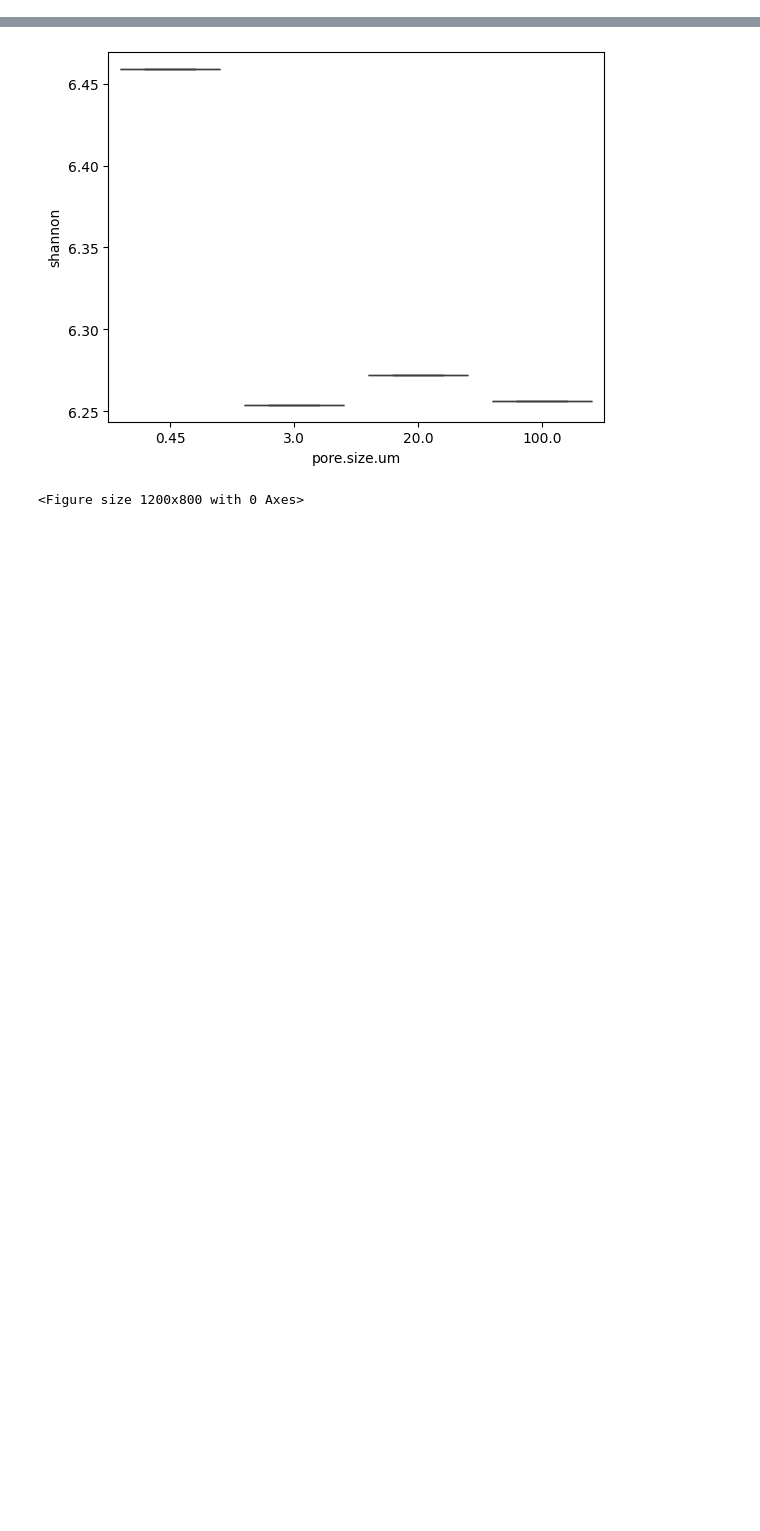
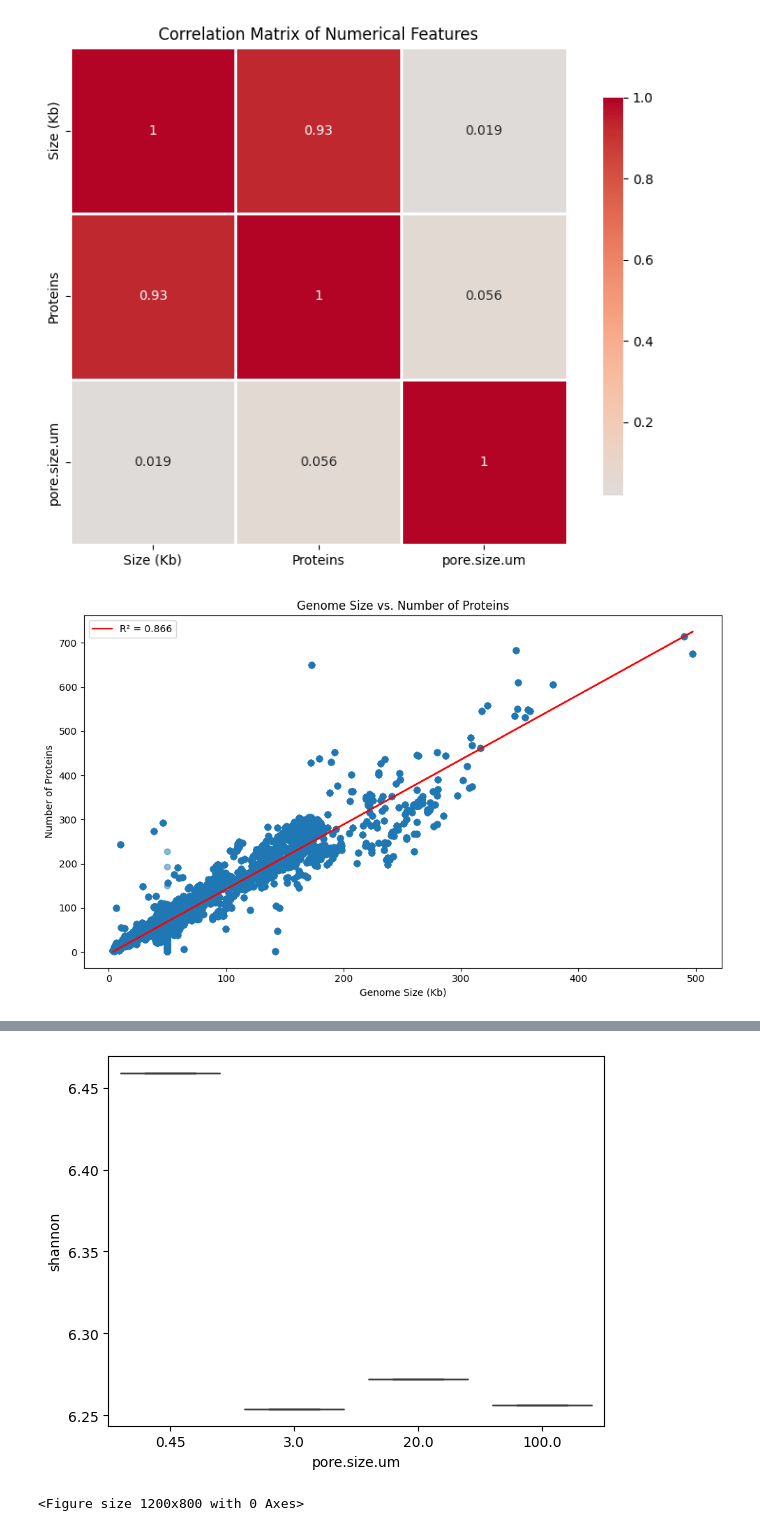
Before and after one commit to ademskey/CS_475_Project, a Jupyter notebook: analysis.ipynb, the cells around one changed output, grey strips where cells are left out. Saved outputs shown, nothing was run; the diff lists cells and outputs as text; code cells hidden in the pictures; blank space fills up the shorter version.

```diff
--- a/analysis.ipynb
+++ b/analysis.ipynb
@@ -96,0 +143,33 @@ For example, when doing 'df[col].method(value, inplace=True)', try using 'df.met
+# %%
+# Correlation matrix only for numerical features
+numerical_cols = ['Size (Kb)', 'Proteins', 'pore.size.um']
+correlation_matrix = combined_dataset[numerical_cols].corr()
+
+# Plotting a heatmap
+plt.figure(figsize=(8, 6))
+sns.heatmap(correlation_matrix, annot=True, cmap='coolwarm', center=0,
+            square=True, linewidths=1, cbar_kws={"shrink": 0.8})
+plt.title('Correlation Matrix of Numerical Features')
+plt.tight_layout()
+plt.show()
+
+# Scatter plot for genome size vs proteins
+plt.figure(figsize=(10, 6))
+plt.scatter(combined_dataset['Size (Kb)'], combined_dataset['Proteins'], alpha=0.5)
+plt.xlabel('Genome Size (Kb)')
+plt.ylabel('Number of Proteins')
+plt.title('Genome Size vs. Number of Proteins')
+
+# linear regression line
+slope, intercept, r_value, p_value, std_err = stats.linregress(
+    combined_dataset['Size (Kb)'].dropna(),
+    combined_dataset['Proteins'].dropna()
+)
+line = slope * combined_dataset['Size (Kb)'] + intercept
+plt.plot(combined_dataset['Size (Kb)'], line, color='red', label=f'R² = {r_value**2:.3f}')
+plt.legend()
+plt.tight_layout()
+plt.show()
+# %% [output]
+[figure, added]
+[figure, added]
```
Also changed, not shown: parts of 13 cells of this notebook.
